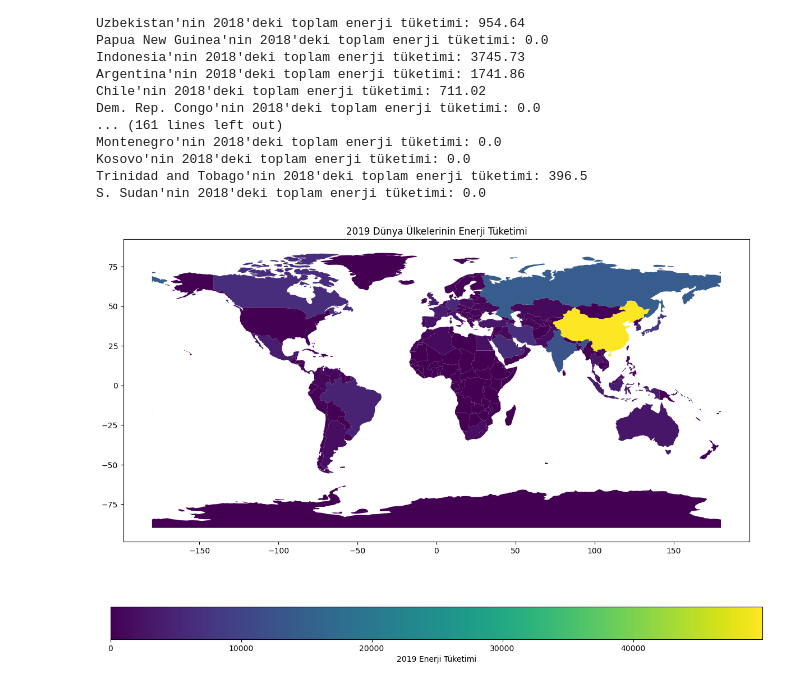
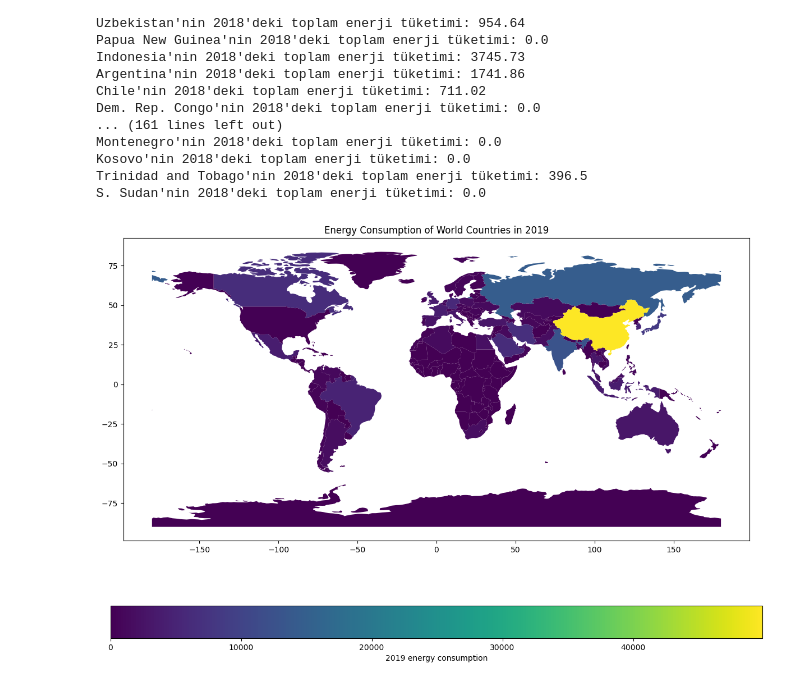
Before and after one commit to mahmutdursun33/Energy-consumption, a Jupyter notebook: Untitled.ipynb, the cells around one changed output. Saved outputs shown, nothing was run; the diff lists cells and outputs as text; code cells hidden in the pictures.

```diff
--- a/Untitled.ipynb
+++ b/Untitled.ipynb
@@ -98,6 +98,10 @@ plt.show()
 # %% [output]
 [figure]
 # %%
+import geopandas as gpd
+
+# Dünya haritasını yükleme
+world = gpd.read_file(gpd.datasets.get_path('naturalearth_lowres'))
 for index, row in world.iterrows():
     country_name = row['name']
     country_2018 = consumption_df.loc[(df['country'] == country_name) & (df['year'] == 2019)]
@@ -127,38 +131,34 @@ Kosovo'nin 2018'deki toplam enerji tüketimi: 0.0
 Trinidad and Tobago'nin 2018'deki toplam enerji tüketimi: 396.5
 S. Sudan'nin 2018'deki toplam enerji tüketimi: 0.0
 # %%
-import matplotlib.pyplot as plt
-import geopandas as gpd
-
-# ... (diğer kodlarınız)
-
 enerji_tuketimi_2019 = {}
 
 for index, row in world.iterrows():
     country_name = row['name']
     country_2019 = consumption_df.loc[(df['country'] == country_name) & (df['year'] == 2019)]
 
     total_energy_consumption = country_2019['nuclear_consumption'] + country_2019['oil_consumption'] + country_2019['solar_consumption'] + country_2019["fossil_fuel_consumption"] + country_2019["hydro_consumption"] + country_2019["wind_consumption"] + country_2019["gas_consumption"]
 
     total = total_energy_consumption.sum()
     enerji_tuketimi_2019[country_name] = round(total, 2)
 
 # Şimdi bu verileri harita üzerinde gösterme işlemi yapılabilir,
 # ancak bunun için GeoPandas ile coğrafi verilerle çalışmak gerekebilir.
 # Haritalandırma işlemi için ek bir kod gerekebilir.
 
 # Haritalandırma işlemi için bir örnek:
 # Örnek olarak, dünya haritasını oluşturalım:
 world = gpd.read_file(gpd.datasets.get_path('naturalearth_lowres'))
 
 # Enerji tüketimi verilerini harita ile birleştirme
 world['Total Energy Consumption 2019'] = world['name'].map(enerji_tuketimi_2019)
 
 # Haritayı görselleştirme
 fig, ax = plt.subplots(1, 1, figsize=(15, 10))
 world.plot(column='Total Energy Consumption 2019', ax=ax, legend=True,
-           legend_kwds={'label': "2019 Enerji Tüketimi", 'orientation': "horizontal"})
-plt.title('2019 Dünya Ülkelerinin Enerji Tüketimi')
+           legend_kwds={'label': "2019 energy consumption", 'orientation': "horizontal"})
+plt.title('Energy Consumption of World Countries in 2019')
 plt.show()
+#MOST PLACES APPEAR DARK PURPLE BECAUSE THERE IS MISSING DATA IN THE WORLD ENERGY CONSUMPTION DATA SET  DÜNYA ENERJİ TÜKETİMİ DATASETİNDE VERİLER EKSİK OLDUĞU İÇİN HARİTADA ÇOĞU RENK KOYU MOR OLDU
 # %% [output]
-[figure, old version]
+[figure, new version]
```
